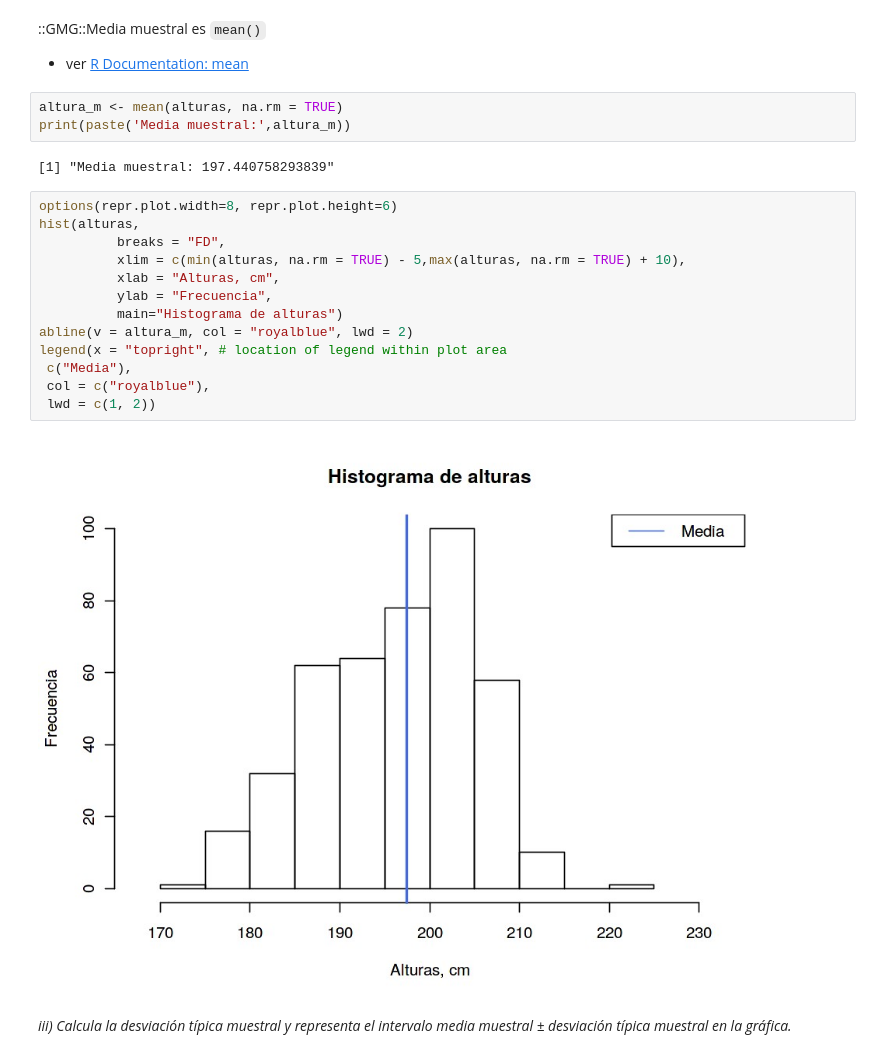
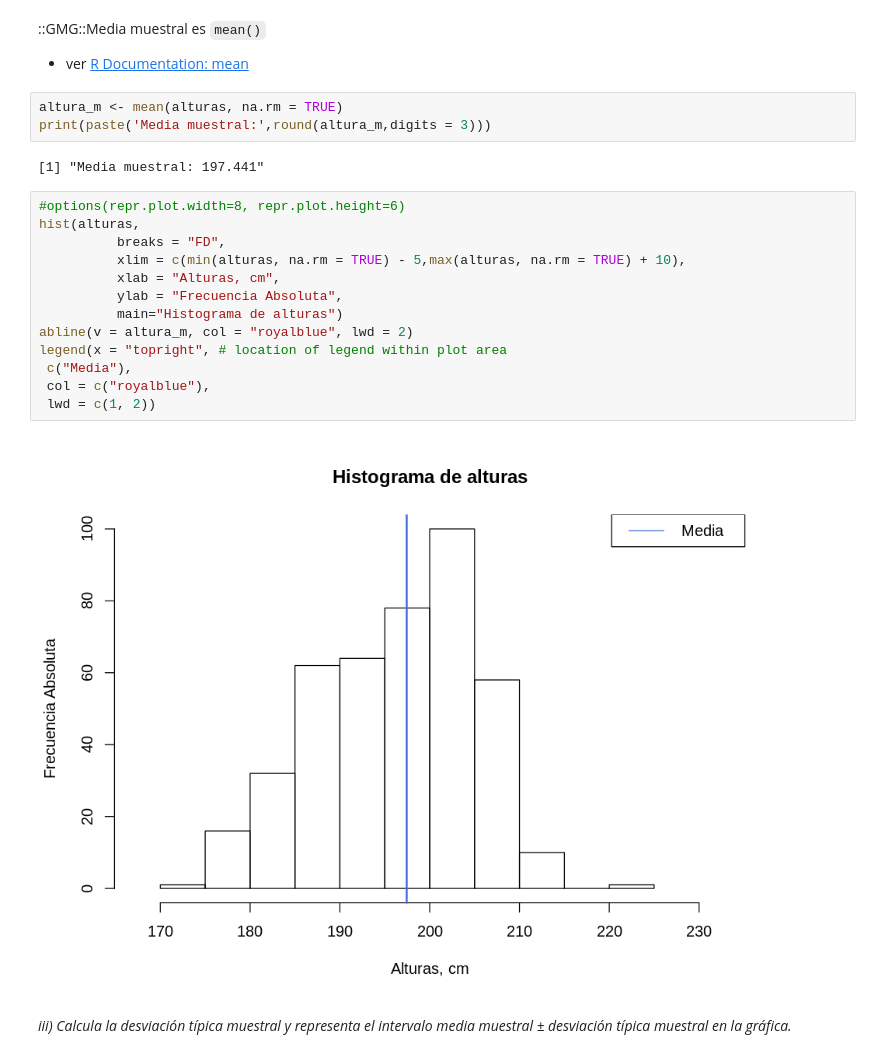
Before and after one commit to yerartdev/uc-m1965-stats, a Jupyter notebook: p1/practica1-gerardo-de-miguel-gonzalez.ipynb, the cells around one changed output. Cells and saved outputs as stored; diff of their text form.

Commit message:
stats-i: práctica p1 problema 1 (nba) y problema 2(noaa sea ice north pole); pendiente interpretaciones (histogram, CI Median)

```diff
--- a/p1/practica1-gerardo-de-miguel-gonzalez.ipynb
+++ b/p1/practica1-gerardo-de-miguel-gonzalez.ipynb
@@ -163,24 +167,24 @@ print(paste('Número de intervalos:',length(histinfo$breaks)-1))
  - ver [R Documentation: mean](https://www.rdocumentation.org/packages/base/versions/3.5.1/topics/mean)
 # %%
 altura_m <- mean(alturas, na.rm = TRUE)
-print(paste('Media muestral:',altura_m))
+print(paste('Media muestral:',round(altura_m,digits = 3)))
 # %% [output]
-[1] "Media muestral: 197.440758293839"
+[1] "Media muestral: 197.441"
 # %%
-options(repr.plot.width=8, repr.plot.height=6)
+#options(repr.plot.width=8, repr.plot.height=6)
 hist(alturas,
           breaks = "FD",
           xlim = c(min(alturas, na.rm = TRUE) - 5,max(alturas, na.rm = TRUE) + 10),
           xlab = "Alturas, cm",
-          ylab = "Frecuencia",
+          ylab = "Frecuencia Absoluta",
           main="Histograma de alturas")
 abline(v = altura_m, col = "royalblue", lwd = 2)
 legend(x = "topright", # location of legend within plot area
  c("Media"),
  col = c("royalblue"),
  lwd = c(1, 2))
 # %% [output]
-[figure, old version]
+[figure, new version]
 # %% [markdown]
 *iii)  Calcula la desviación típica muestral y representa el intervalo media muestral ± desviación típica muestral en la gráfica.*
 # %% [markdown]
```
Also changed, not shown: parts of 41 cells of this notebook.
